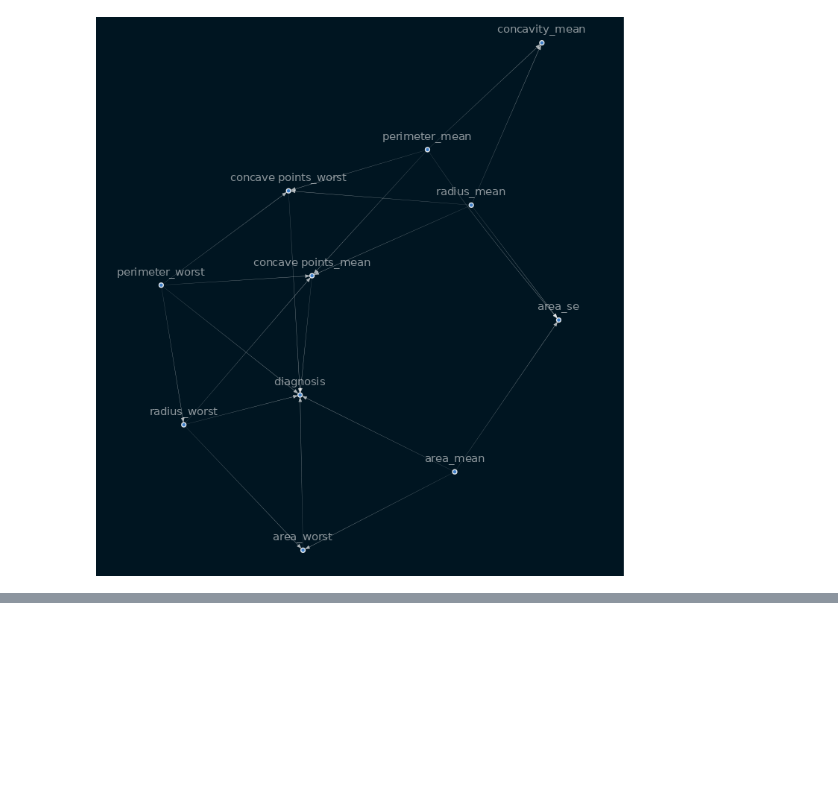
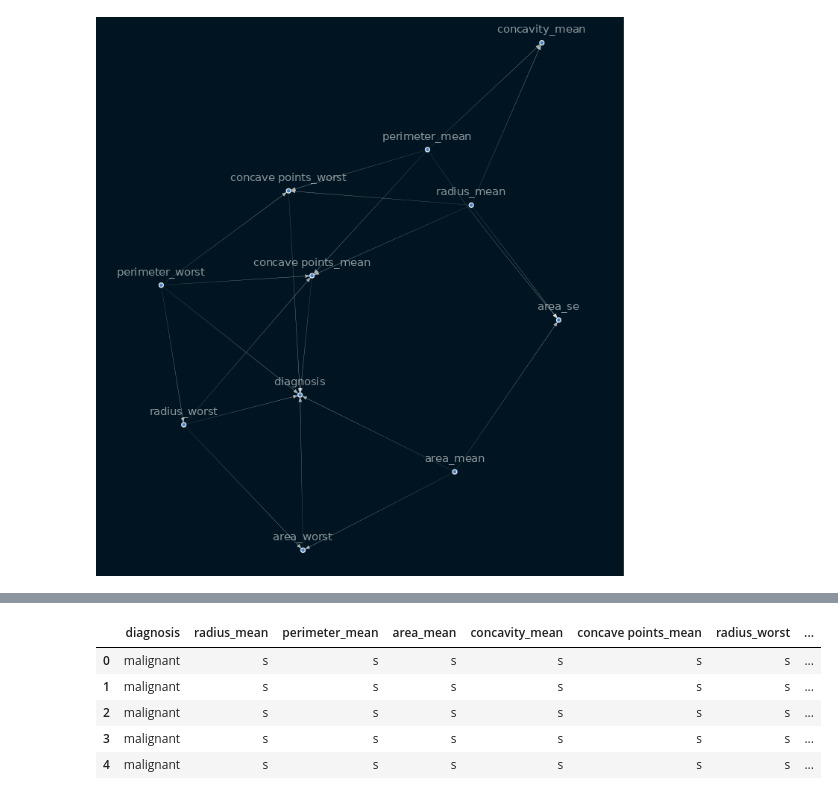
Before and after one commit to AmonKi/industry-casualty, a Jupyter notebook: Notebooks/casual_learning.ipynb, the cells around one changed output, grey strips where cells are left out. Saved outputs shown, nothing was run; the diff lists cells and outputs as text; code cells hidden in the pictures; blank space fills up the shorter version.

```diff
--- a/Notebooks/casual_learning.ipynb
+++ b/Notebooks/casual_learning.ipynb
@@ -208,0 +243,10 @@ Image(viz.draw(format='png'))
+# %%
+discretised_data = final_data.copy()
+
+data_vals = {col: final_data[col].unique() for col in final_data.columns}
+
+diagnosis_map = {v: 'benign' if v == [0]
+            else 'malignant' for v in data_vals['diagnosis']}
+# %%
+# defining the map
+discretised_data["diagnosis"] = discretised_data["diagnosis"].map(diagnosis_map)
@@ -208,0 +258,9 @@ Image(viz.draw(format='png'))
+# %%
+discretised_data.head()
+# %% [output]
+|  | diagnosis | radius_mean | perimeter_mean | area_mean | concavity_mean | concave points_mean | radius_worst | ... |
+| 0 | malignant | s | s | s | s | s | s | ... |
+| 1 | malignant | s | s | s | s | s | s | ... |
+| 2 | malignant | s | s | s | s | s | s | ... |
+| 3 | malignant | s | s | s | s | s | s | ... |
+| 4 | malignant | s | s | s | s | s | s | ... |
```
Also changed, not shown: parts of 41 cells of this notebook.
